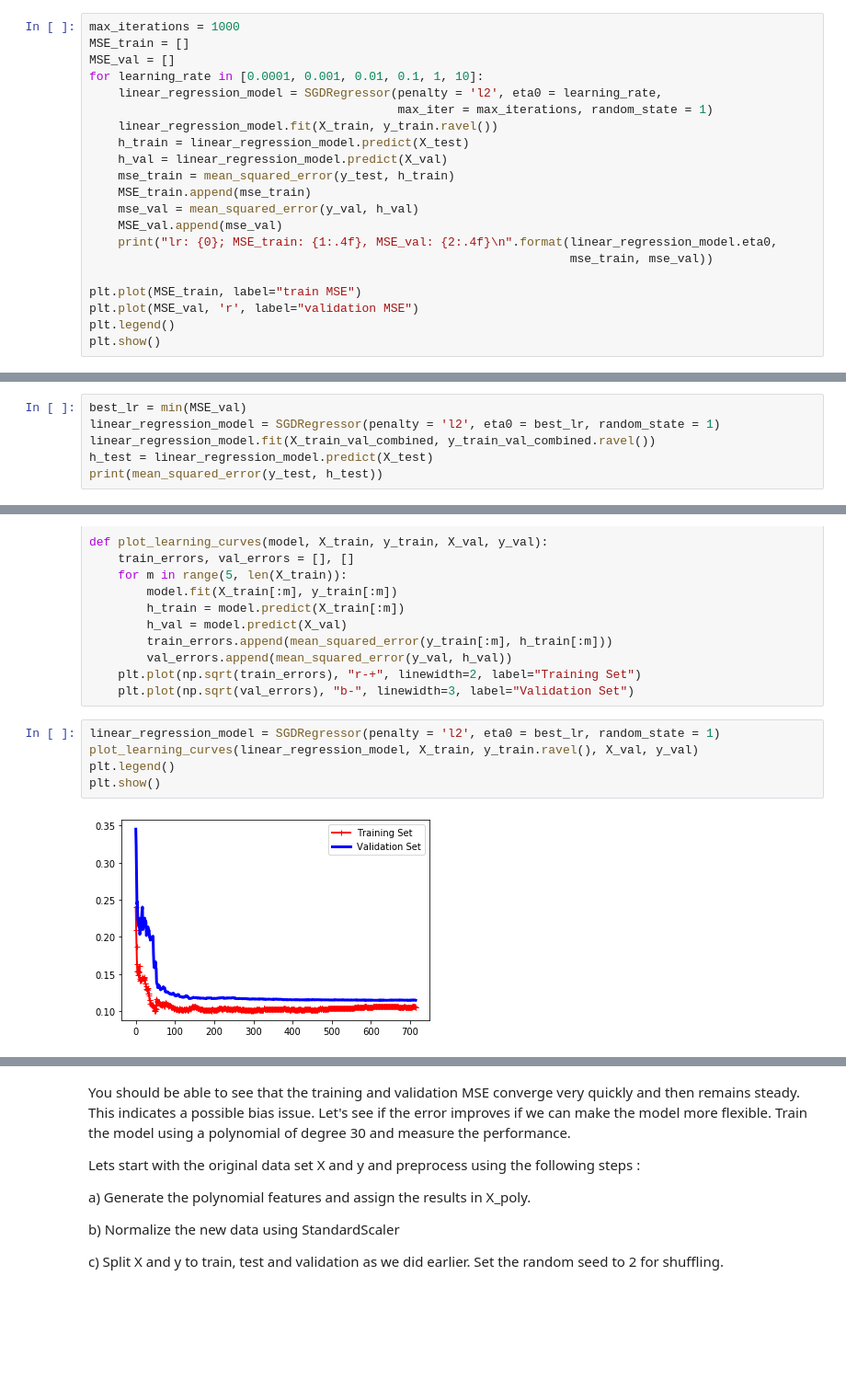
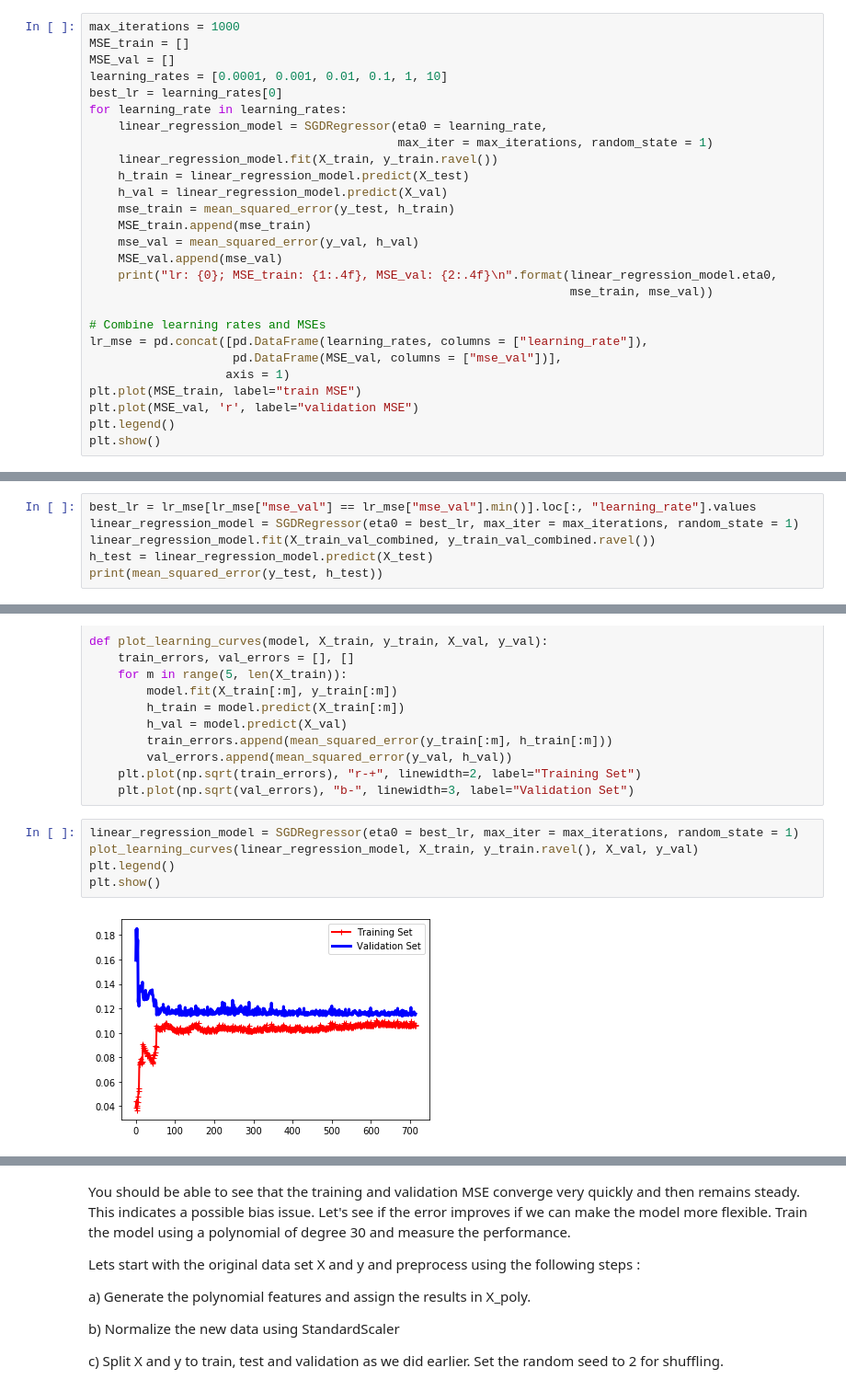
Before and after one commit to bradylange/temperature-decay-rate, a Jupyter notebook: Assignment 3.ipynb, the cells around one changed output, grey strips where cells are left out. Shown at 92% size. Cells and saved outputs as stored; diff of their text form; blank space fills up the shorter version.

```diff
--- a/Assignment 3.ipynb
+++ b/Assignment 3.ipynb
@@ -119,8 +119,10 @@ Let's train a linear regression model using Stochastic Gradient Descent experime
 max_iterations = 1000
 MSE_train = []
 MSE_val = []
-for learning_rate in [0.0001, 0.001, 0.01, 0.1, 1, 10]:
-    linear_regression_model = SGDRegressor(penalty = 'l2', eta0 = learning_rate,
+learning_rates = [0.0001, 0.001, 0.01, 0.1, 1, 10]
+best_lr = learning_rates[0]
+for learning_rate in learning_rates:
+    linear_regression_model = SGDRegressor(eta0 = learning_rate,
                                            max_iter = max_iterations, random_state = 1)
     linear_regression_model.fit(X_train, y_train.ravel())
     h_train = linear_regression_model.predict(X_test)
@@ -132,6 +134,10 @@ for learning_rate in [0.0001, 0.001, 0.01, 0.1, 1, 10]:
     print("lr: {0}; MSE_train: {1:.4f}, MSE_val: {2:.4f}\n".format(linear_regression_model.eta0,
                                                                    mse_train, mse_val))
 
+# Combine learning rates and MSEs
+lr_mse = pd.concat([pd.DataFrame(learning_rates, columns = ["learning_rate"]),
+                    pd.DataFrame(MSE_val, columns = ["mse_val"])],
+                   axis = 1)
 plt.plot(MSE_train, label="train MSE")
 plt.plot(MSE_val, 'r', label="validation MSE")
 plt.legend()
@@ -155,8 +161,8 @@ lr: 10; MSE_train: 766147481117738573758464.0000, MSE_val: 767019999448507455897
 # %% [markdown]
 Identify the best learning rate from the experiment you ran in the last step.  Use this learning rate to train a linear regression model with Stochastic Gradient Descent on the data that is composed of all samples from the training set and  validation set combined.  Use a random seed of 1 for model construction.
 # %%
-best_lr = min(MSE_val)
-linear_regression_model = SGDRegressor(penalty = 'l2', eta0 = best_lr, random_state = 1)
+best_lr = lr_mse[lr_mse["mse_val"] == lr_mse["mse_val"].min()].loc[:, "learning_rate"].values
+linear_regression_model = SGDRegressor(eta0 = best_lr, max_iter = max_iterations, random_state = 1)
 linear_regression_model.fit(X_train_val_combined, y_train_val_combined.ravel())
 h_test = linear_regression_model.predict(X_test)
 print(mean_squared_error(y_test, h_test))
@@ -184,12 +190,12 @@ def plot_learning_curves(model, X_train, y_train, X_val, y_val):
     plt.plot(np.sqrt(train_errors), "r-+", linewidth=2, label="Training Set")
     plt.plot(np.sqrt(val_errors), "b-", linewidth=3, label="Validation Set")
 # %%
-linear_regression_model = SGDRegressor(penalty = 'l2', eta0 = best_lr, random_state = 1)
+linear_regression_model = SGDRegressor(eta0 = best_lr, max_iter = max_iterations, random_state = 1)
 plot_learning_curves(linear_regression_model, X_train, y_train.ravel(), X_val, y_val)
 plt.legend()
 plt.show()
 # %% [output]
-[figure, old version]
+[figure, new version]
 # %% [markdown]
 ## Expected output
 <img src="Figure2.png" width="40%" height="40%">
```
Also changed, not shown: parts of 9 cells of this notebook.
